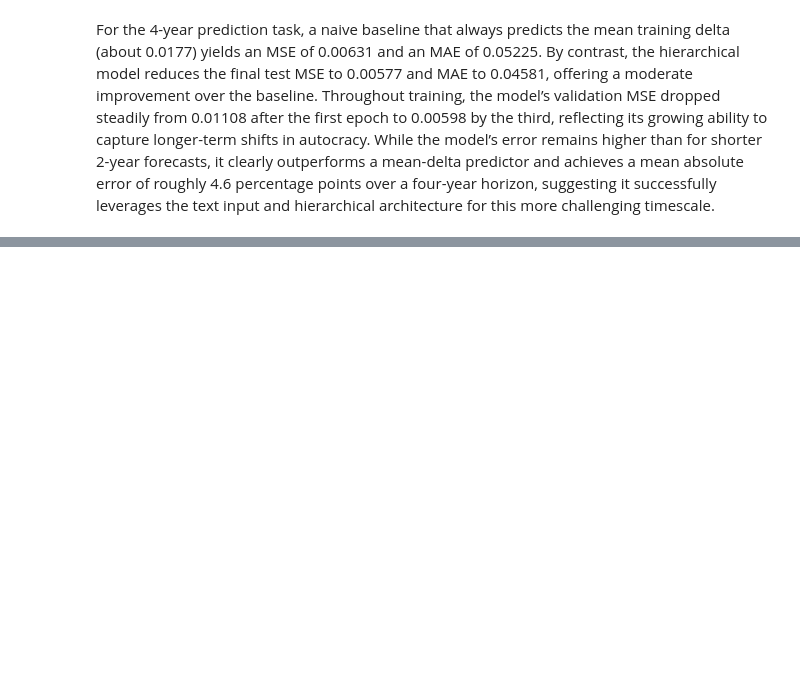
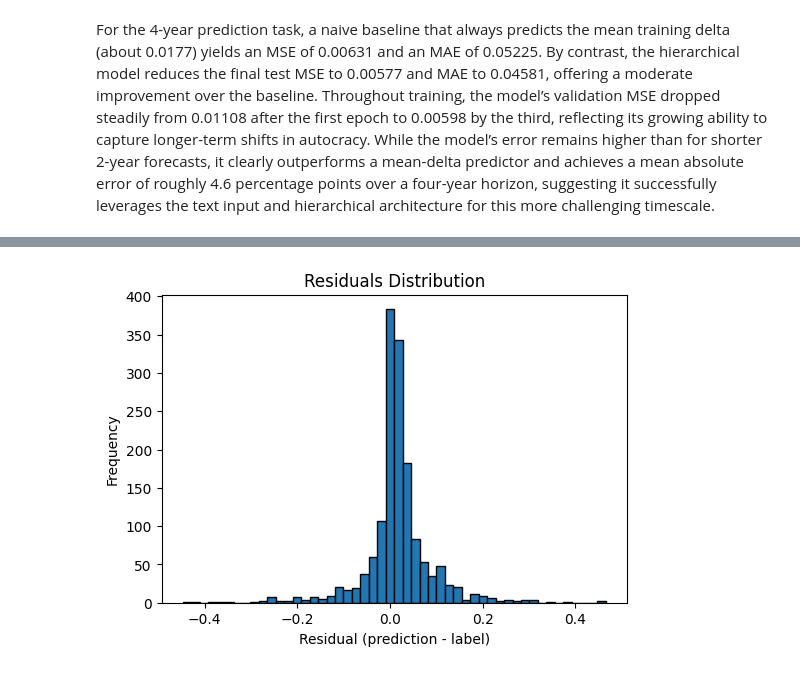
Before and after one commit to maxlaza411/Speech-Gov-Prediction, a Jupyter notebook: workbook.ipynb, the cells around one changed output, grey strips where cells are left out. Saved outputs shown, nothing was run; the diff lists cells and outputs as text; code cells hidden in the pictures; blank space fills up the shorter version.

```diff
--- a/workbook.ipynb
+++ b/workbook.ipynb
@@ -889,0 +940,15 @@ Consider: models that allow more tokens, rnn, include numerical data, cross-refr
+# %%
+test_outputs = trainer.predict(test_dataset)
+
+preds = test_outputs.predictions.flatten()
+labels = test_outputs.label_ids.flatten()
+
+residuals = preds - labels
+
+plt.figure(figsize=(6, 4))
+plt.hist(residuals, bins=50, edgecolor='black')
+plt.title("Residuals Distribution")
+plt.xlabel("Residual (prediction - label)")
+plt.ylabel("Frequency")
+plt.show()
+# %% [output]
@@ -889,0 +956 @@ Consider: models that allow more tokens, rnn, include numerical data, cross-refr
+[figure, added]
```
Also changed, not shown: parts of 10 cells of this notebook.
